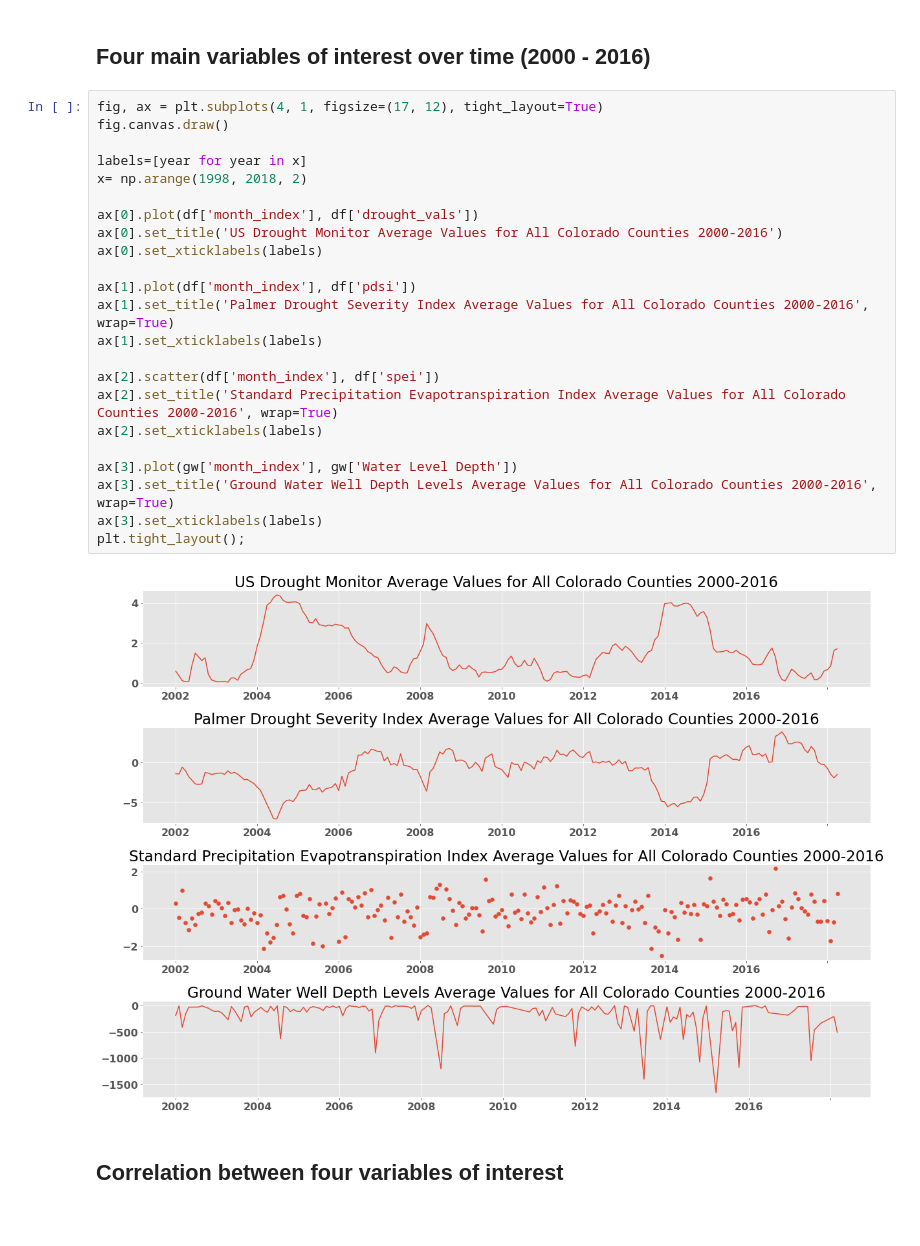
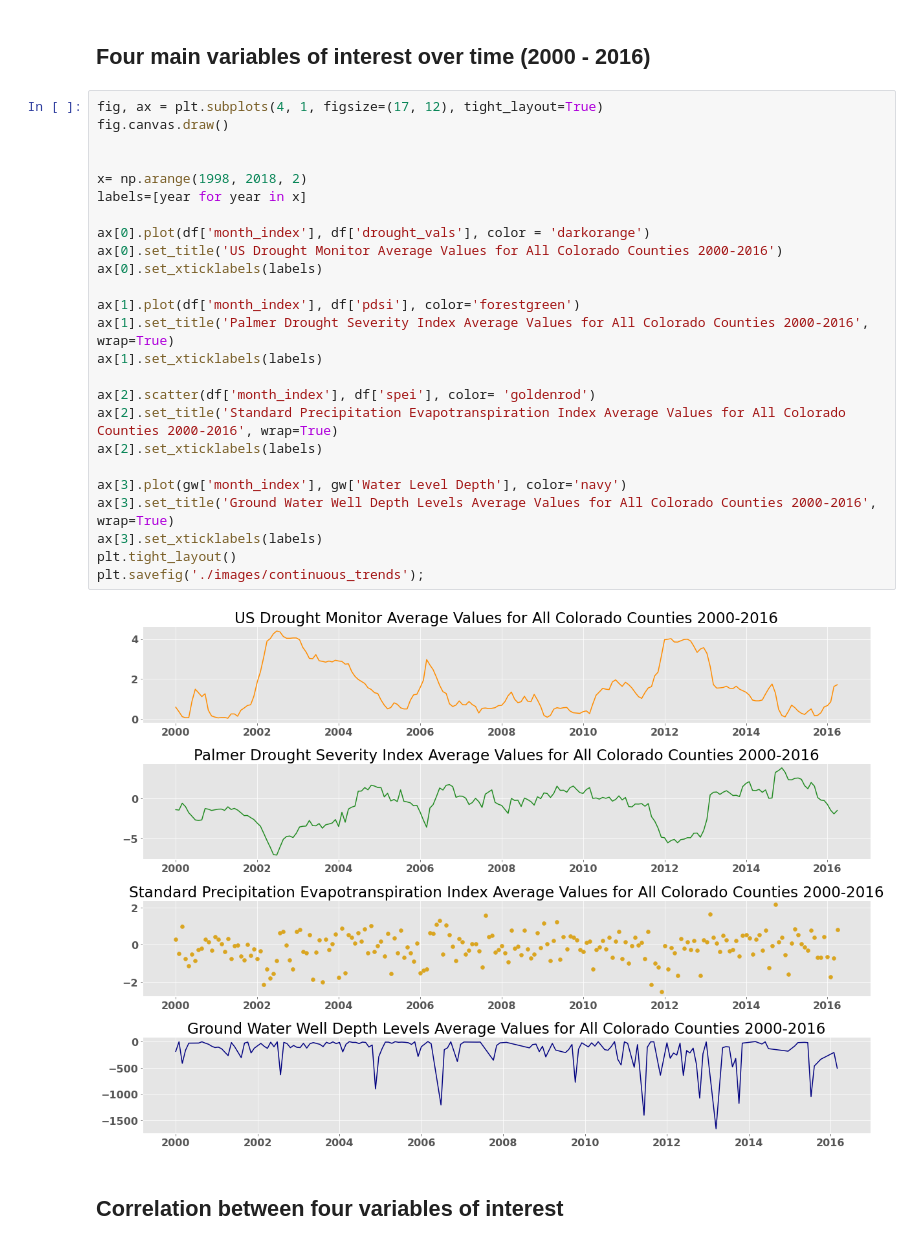
Before and after one commit to alex-truby/colorado_drought_study, a Jupyter notebook: notebooks/visual_eda.ipynb, the cells around one changed output. Cells and saved outputs as stored; diff of their text form.

```diff
--- a/notebooks/visual_eda.ipynb
+++ b/notebooks/visual_eda.ipynb
@@ -45,28 +59,30 @@ gw
 # %%
 fig, ax = plt.subplots(4, 1, figsize=(17, 12), tight_layout=True)
 fig.canvas.draw()
 
+
+x= np.arange(1998, 2018, 2)
 labels=[year for year in x]
-x= np.arange(1998, 2018, 2)
 
-ax[0].plot(df['month_index'], df['drought_vals'])
+ax[0].plot(df['month_index'], df['drought_vals'], color = 'darkorange')
 ax[0].set_title('US Drought Monitor Average Values for All Colorado Counties 2000-2016')
 ax[0].set_xticklabels(labels)
 
-ax[1].plot(df['month_index'], df['pdsi'])
+ax[1].plot(df['month_index'], df['pdsi'], color='forestgreen')
 ax[1].set_title('Palmer Drought Severity Index Average Values for All Colorado Counties 2000-2016', wrap=True)
 ax[1].set_xticklabels(labels)
 
-ax[2].scatter(df['month_index'], df['spei'])
+ax[2].scatter(df['month_index'], df['spei'], color= 'goldenrod')
 ax[2].set_title('Standard Precipitation Evapotranspiration Index Average Values for All Colorado Counties 2000-2016', wrap=True)
 ax[2].set_xticklabels(labels)
 
-ax[3].plot(gw['month_index'], gw['Water Level Depth'])
+ax[3].plot(gw['month_index'], gw['Water Level Depth'], color='navy')
 ax[3].set_title('Ground Water Well Depth Levels Average Values for All Colorado Counties 2000-2016', wrap=True)
 ax[3].set_xticklabels(labels)
-plt.tight_layout();
+plt.tight_layout()
+plt.savefig('./images/continuous_trends');
 # %% [output]
-[figure, old version]
+[figure, new version]
 # %% [markdown]
 ## Correlation between four variables of interest
 # %%
```
Also changed, not shown: parts of 6 cells of this notebook.
